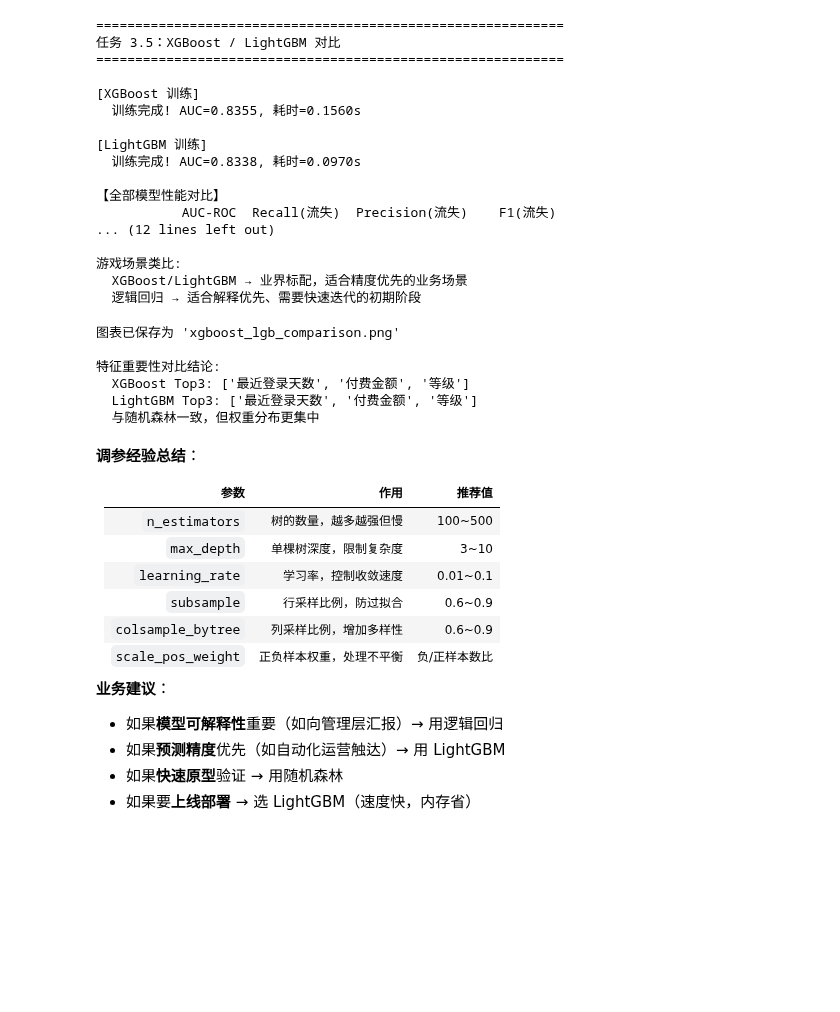
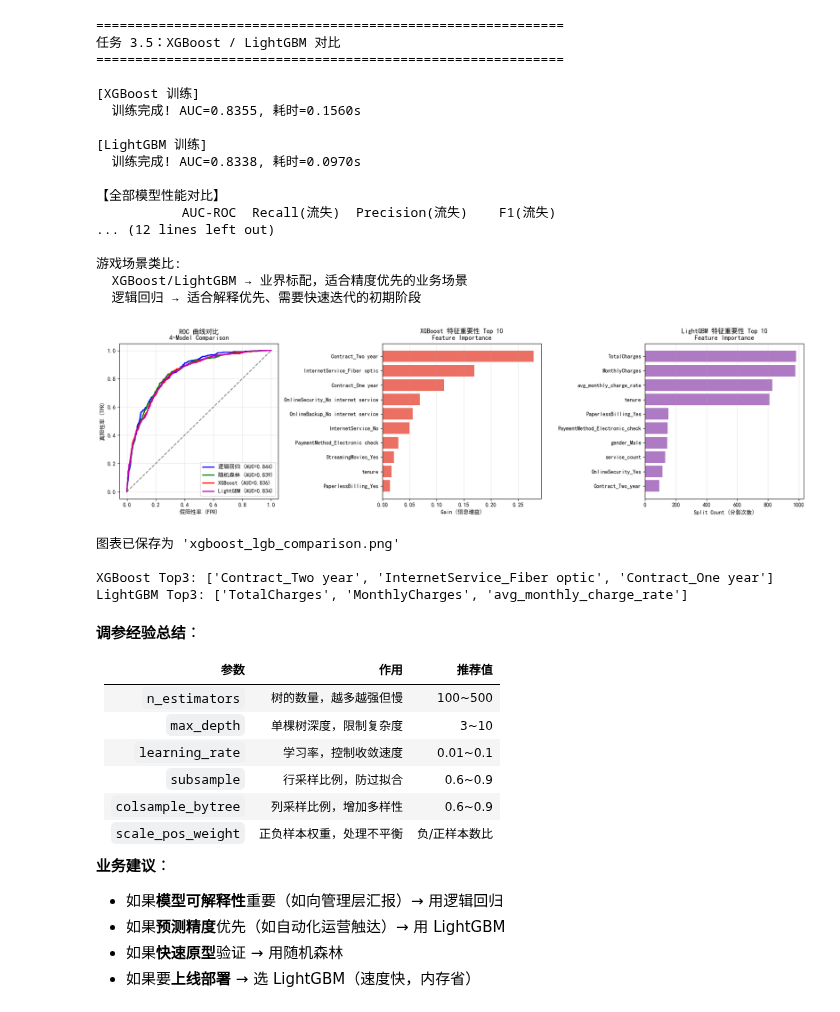
Before and after one commit to Black-XZ/User-increment-analysis, a Jupyter notebook: 用户增量分析.ipynb, the cells around one changed output. Saved outputs shown, nothing was run; the diff lists cells and outputs as text; code cells hidden in the pictures; blank space fills up the shorter version.

```diff
--- a/用户增量分析.ipynb
+++ b/用户增量分析.ipynb
@@ -1816,47 +1816,44 @@ axes[0].grid(True, alpha=0.3)
 if XGB_AVAILABLE:
     xgb_importance = pd.Series(
         xgb_model.feature_importances_,
-        index=X.columns
+        index=xgb_model.feature_names_in_
     ).sort_values(ascending=True).tail(10)
     axes[1].barh(xgb_importance.index, xgb_importance.values, color='#e74c3c', alpha=0.8)
     axes[1].set_xlabel('Gain (信息增益)')
     axes[1].set_title('XGBoost 特征重要性 Top 10\nFeature Importance', fontweight='bold')
     axes[1].grid(True, axis='x', alpha=0.3)
 
 # --- 图3: LightGBM 特征重要性 ---
 if LGB_AVAILABLE:
     lgb_importance = pd.Series(
         lgb_model.feature_importances_,
-        index=X.columns
+        index=lgb_model.feature_names_in_
     ).sort_values(ascending=True).tail(10)
     axes[2].barh(lgb_importance.index, lgb_importance.values, color='#9b59b6', alpha=0.8)
     axes[2].set_xlabel('Split Count (分裂次数)')
     axes[2].set_title('LightGBM 特征重要性 Top 10\nFeature Importance', fontweight='bold')
     axes[2].grid(True, axis='x', alpha=0.3)
 
 plt.tight_layout()
 plt.savefig('xgboost_lgb_comparison.png', dpi=150, bbox_inches='tight')
 plt.show()
 
 print("\n图表已保存为 'xgboost_lgb_comparison.png'")
 
 # 特征重要性总结
 if XGB_AVAILABLE:
     xgb_top3 = xgb_importance.sort_values(ascending=False).head(3).index.tolist()
     print(f"\nXGBoost Top3: {xgb_top3}")
 
 if LGB_AVAILABLE:
     lgb_top3 = lgb_importance.sort_values(ascending=False).head(3).index.tolist()
     print(f"LightGBM Top3: {lgb_top3}")
-
-print("  与随机森林一致，但权重分布更集中")
 # %% [output]
+[figure, added]
 图表已保存为 'xgboost_lgb_comparison.png'
 
-特征重要性对比结论:
-  XGBoost Top3: ['最近登录天数', '付费金额', '等级']
-  LightGBM Top3: ['最近登录天数', '付费金额', '等级']
-  与随机森林一致，但权重分布更集中
+XGBoost Top3: ['Contract_Two year', 'InternetService_Fiber optic', 'Contract_One year']
+LightGBM Top3: ['TotalCharges', 'MonthlyCharges', 'avg_monthly_charge_rate']
 # %% [markdown]
 **调参经验总结**：
 
```
